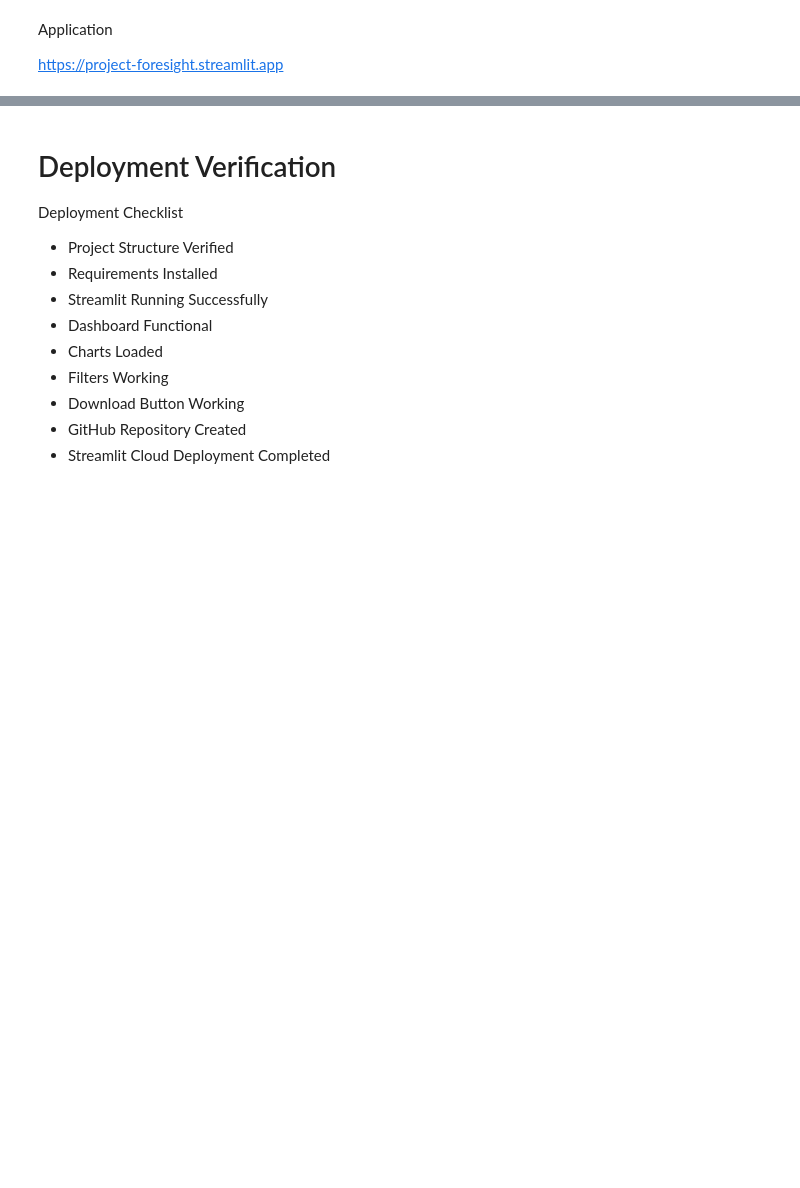
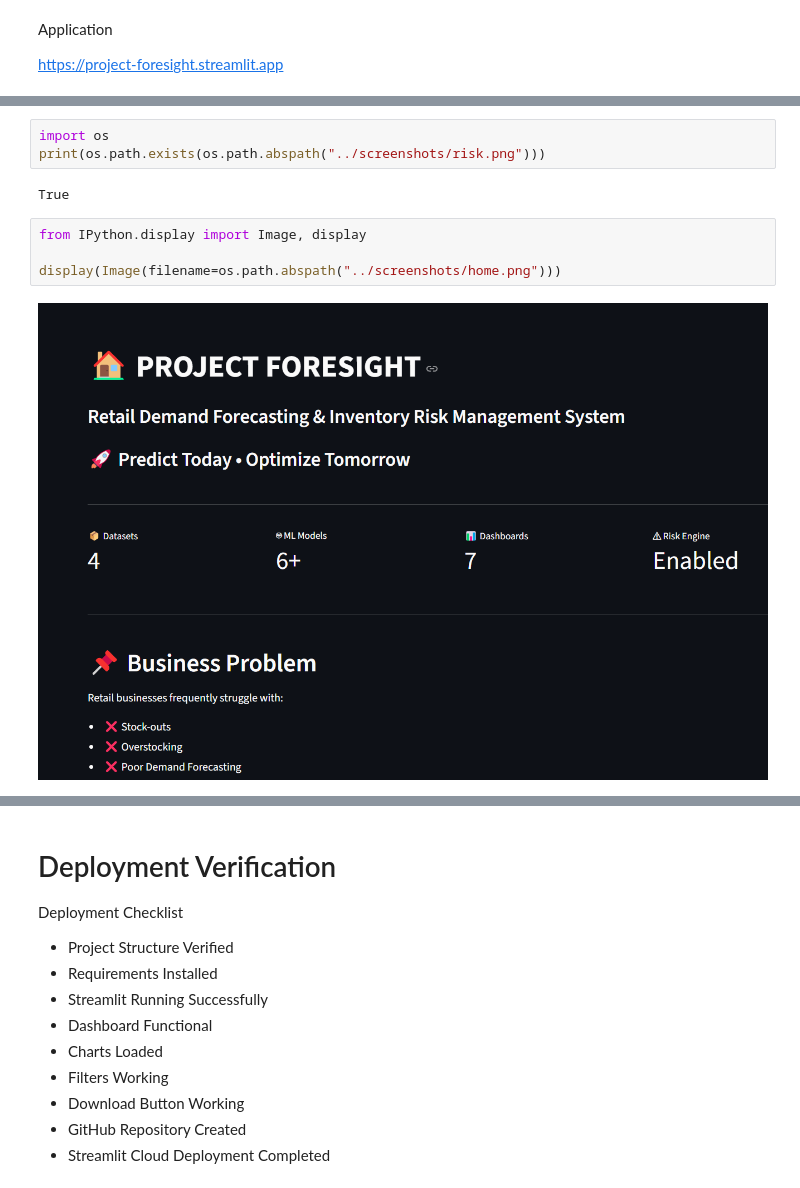
Before and after one commit to kumarhitesh3464-max/Project_FORESIGHT, a Jupyter notebook: notebooks/11_Deployment.ipynb, the cells around one changed output, grey strips where cells are left out. Drawn from its saved outputs; the diff is of its cells as text; blank space fills up the shorter version.

Commit message:
Update deployment notebook and dashboard screenshots

```diff
--- a/notebooks/11_Deployment.ipynb
+++ b/notebooks/11_Deployment.ipynb
@@ -97,3 +125,14 @@ display(Image(filename="../screenshots/home.png"))
+# %%
+import os
+print(os.path.exists(os.path.abspath("../screenshots/risk.png")))
+# %% [output]
+True
+# %%
+from IPython.display import Image, display
+
+display(Image(filename=os.path.abspath("../screenshots/home.png")))
+# %% [output]
+[figure, added]
 # %% [markdown]
 # Dashboard Screenshots
 
```
Also changed, not shown: parts of 3 cells of this notebook, 9 other files.
